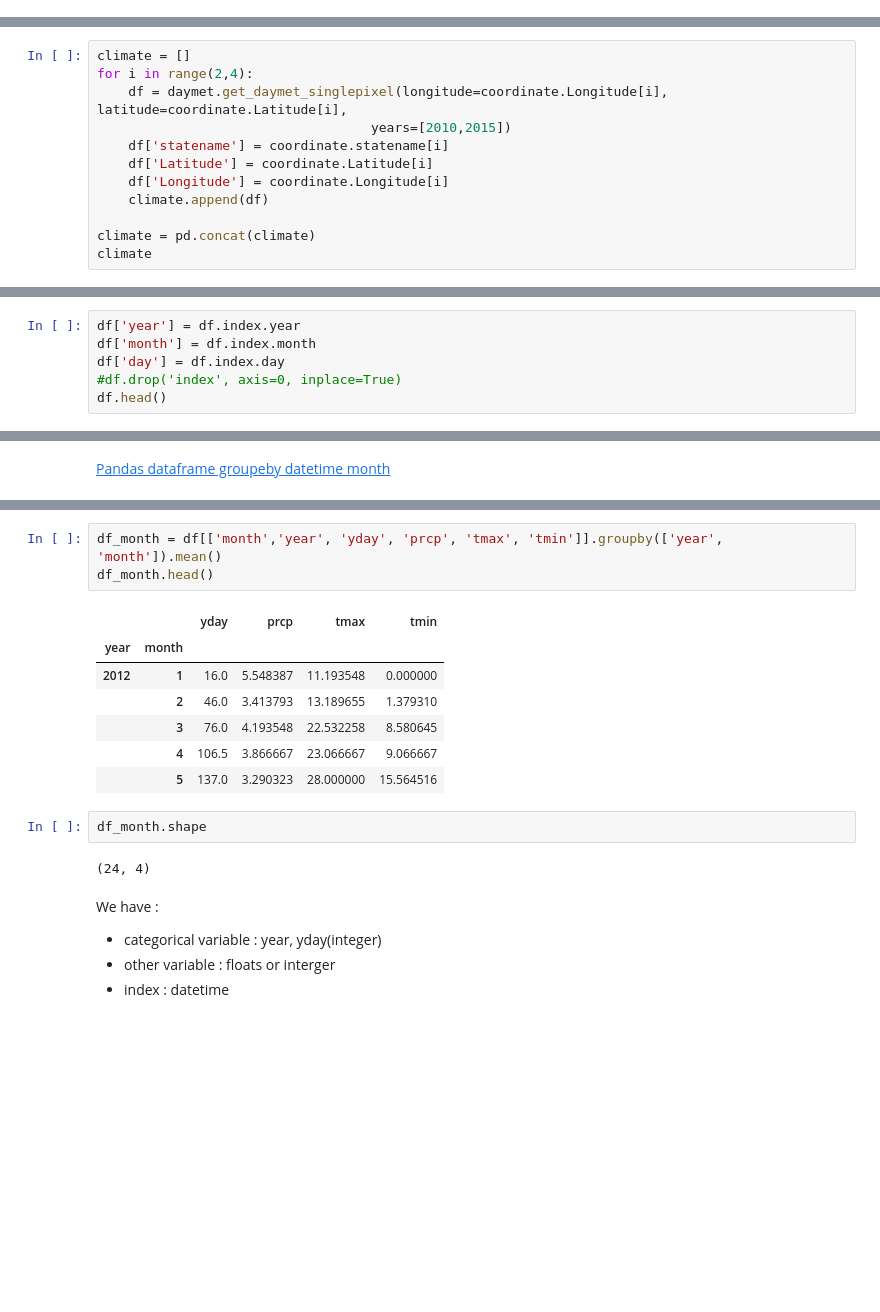
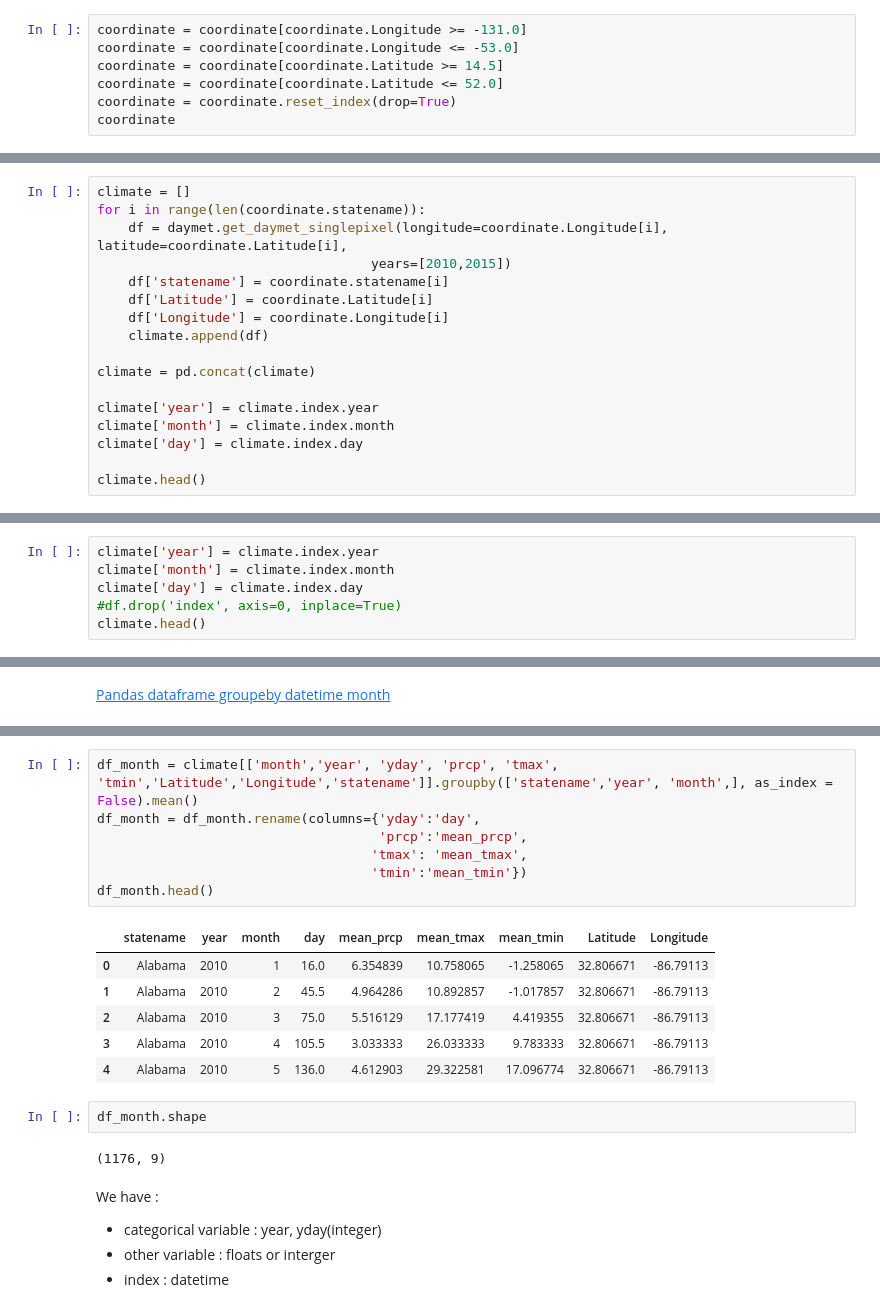
Before and after one commit to smrtnrd/prototype, a Jupyter notebook: develop/2017-10-30-bb-climate.ipynb, the cells around one changed output, grey strips where cells are left out. Drawn from its saved outputs; the diff is of its cells as text; blank space fills up the shorter version.

```diff
--- a/develop/2017-10-30-bb-climate.ipynb
+++ b/develop/2017-10-30-bb-climate.ipynb
@@ -52,0 +56,7 @@ coordinate.Longitude[10]
+# %%
+coordinate = coordinate[coordinate.Longitude >= -131.0]
+coordinate = coordinate[coordinate.Longitude <= -53.0]
+coordinate = coordinate[coordinate.Latitude >= 14.5]
+coordinate = coordinate[coordinate.Latitude <= 52.0]
+coordinate = coordinate.reset_index(drop=True)
+coordinate
@@ -53,6 +81,6 @@ coordinate.Longitude[10]
 # %%
 climate = []
-for i in range(2,4):
+for i in range(len(coordinate.statename)):
     df = daymet.get_daymet_singlepixel(longitude=coordinate.Longitude[i], latitude=coordinate.Latitude[i],
                                    years=[2010,2015])
     df['statename'] = coordinate.statename[i]
@@ -61,5 +89,10 @@ for i in range(2,4):
     climate.append(df)
 
 climate = pd.concat(climate)
-climate
+
+climate['year'] = climate.index.year
+climate['month'] = climate.index.month
+climate['day'] = climate.index.day
+
+climate.head()
 # %% [output]
@@ -119,7 +149,7 @@ Int64Index([2012, 2012, 2012, 2012, 2012, 2012, 2012, 2012, 2012, 2012,
 # %%
-df['year'] = df.index.year
-df['month'] = df.index.month
-df['day'] = df.index.day
+climate['year'] = climate.index.year
+climate['month'] = climate.index.month
+climate['day'] = climate.index.day
 #df.drop('index', axis=0, inplace=True)
-df.head()
+climate.head()
 # %% [output]
@@ -159,18 +168,21 @@ df[['prcp', 'tmax', 'tmin']].resample('M').mean().add_prefix('mean_')
 # %%
-df_month = df[['month','year', 'yday', 'prcp', 'tmax', 'tmin']].groupby(['year', 'month']).mean()
+df_month = climate[['month','year', 'yday', 'prcp', 'tmax', 'tmin','Latitude','Longitude','statename']].groupby(['statename','year', 'month',], as_index = False).mean()
+df_month = df_month.rename(columns={'yday':'day',
+                                    'prcp':'mean_prcp',
+                                   'tmax': 'mean_tmax',
+                                   'tmin':'mean_tmin'})
 df_month.head()
 # %% [output]
-|  |  | yday | prcp | tmax | tmin |
-| year | month |  |  |  |  |
-| 2012 | 1 | 16.0 | 5.548387 | 11.193548 | 0.000000 |
-|  | 2 | 46.0 | 3.413793 | 13.189655 | 1.379310 |
-|  | 3 | 76.0 | 4.193548 | 22.532258 | 8.580645 |
-|  | 4 | 106.5 | 3.866667 | 23.066667 | 9.066667 |
-|  | 5 | 137.0 | 3.290323 | 28.000000 | 15.564516 |
+|  | statename | year | month | day | mean_prcp | mean_tmax | mean_tmin | Latitude | Longitude |
+| 0 | Alabama | 2010 | 1 | 16.0 | 6.354839 | 10.758065 | -1.258065 | 32.806671 | -86.79113 |
+| 1 | Alabama | 2010 | 2 | 45.5 | 4.964286 | 10.892857 | -1.017857 | 32.806671 | -86.79113 |
+| 2 | Alabama | 2010 | 3 | 75.0 | 5.516129 | 17.177419 | 4.419355 | 32.806671 | -86.79113 |
+| 3 | Alabama | 2010 | 4 | 105.5 | 3.033333 | 26.033333 | 9.783333 | 32.806671 | -86.79113 |
+| 4 | Alabama | 2010 | 5 | 136.0 | 4.612903 | 29.322581 | 17.096774 | 32.806671 | -86.79113 |
 # %%
 df_month.shape
 # %% [output]
-(24, 4)
+(1176, 9)
 # %% [markdown]
 We have :
 -  categorical variable : year, yday(integer)
```
Also changed, not shown: parts of 18 cells of this notebook, 3 other files.
